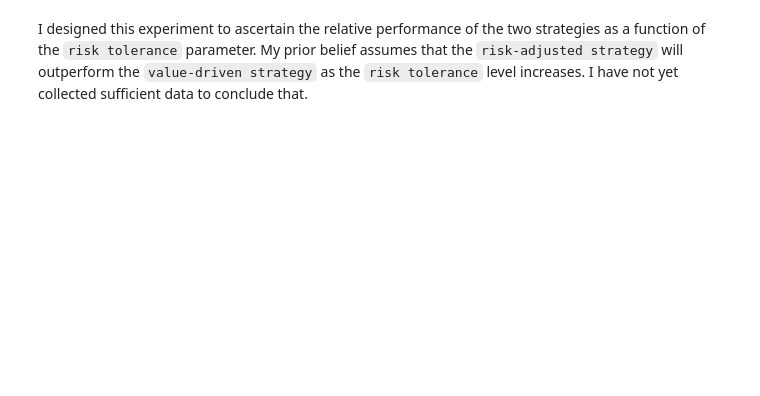
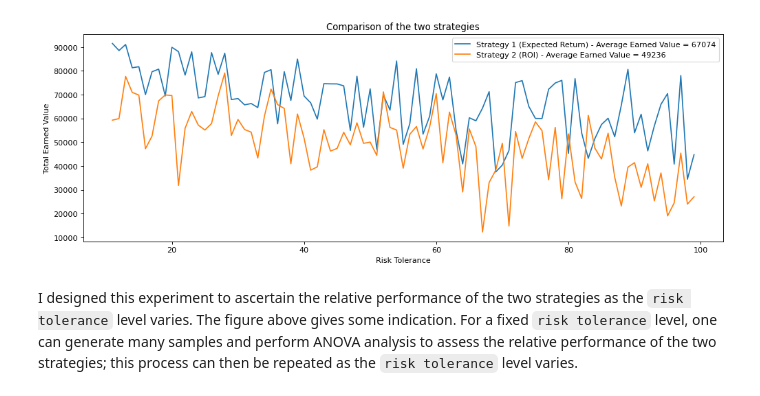
Before and after one commit to snigdhayan/ThoughtExperiments, a Jupyter notebook: MyNotebooks/PortfolioSelectionStrategies.ipynb, the cells around one changed output. Drawn from its saved outputs; the diff is of its cells as text; code cells hidden in the pictures; blank space fills up the shorter version.

```diff
--- a/MyNotebooks/PortfolioSelectionStrategies.ipynb
+++ b/MyNotebooks/PortfolioSelectionStrategies.ipynb
@@ -242,2 +241,0 @@ plt.show()
-# %% [markdown]
-I designed this experiment to ascertain the relative performance of the two strategies as a function of the `risk tolerance` parameter. My prior belief assumes that the `risk-adjusted strategy` will outperform the `value-driven strategy` as the `risk tolerance` level increases. I have not yet collected sufficient data to conclude that.
@@ -243,0 +268,40 @@ I designed this experiment to ascertain the relative performance of the two stra
+# %%
+# Simulation parameters
+n_steps = 90 # number of incremental steps of 'risk tolerance' between 'inherent risk' and maximum risk = 100%
+n_selected = 10
+risk_tolerance_list, strategy1, strategy2 = simulate_exp_return_performance(n_steps, n_selected)
+# %%
+# Visualize the comparison of the two strategies as functions of the 'risk tolerance' parameter
+plt.figure(figsize=(15, 5), dpi=80, facecolor='w', edgecolor='k')
+
+# Plot the points
+# x-axis values
+x = risk_tolerance_list
+# y-axis values
+y1 = strategy1
+plt.plot(x, y1)
+
+# x-axis values
+x = risk_tolerance_list
+# y-axis values
+y2 = strategy2
+plt.plot(x, y2)
+
+# x-axis label
+plt.xlabel(F'Risk Tolerance')
+
+# y-axis label
+plt.ylabel(F'Total Earned Value')
+
+# Title
+plt.title(F'Comparison of the two strategies')
+
+legends = [F'Strategy 1 (Expected Return) - Average Earned Value = {round(sum(y1)/len(y1))}',
+           F'Strategy 2 (ROI) - Average Earned Value = {round(sum(y2)/len(y2))}']
+plt.legend(legends, loc='upper right')
+
+plt.show()
+# %% [output]
+[figure, added]
+# %% [markdown]
+I designed this experiment to ascertain the relative performance of the two strategies as the `risk tolerance` level varies. The figure above gives some indication. For a fixed `risk tolerance` level, one can generate many samples and perform ANOVA analysis to assess the relative performance of the two strategies; this process can then be repeated as the `risk tolerance` level varies.
```
Also changed, not shown: parts of 10 cells of this notebook.
